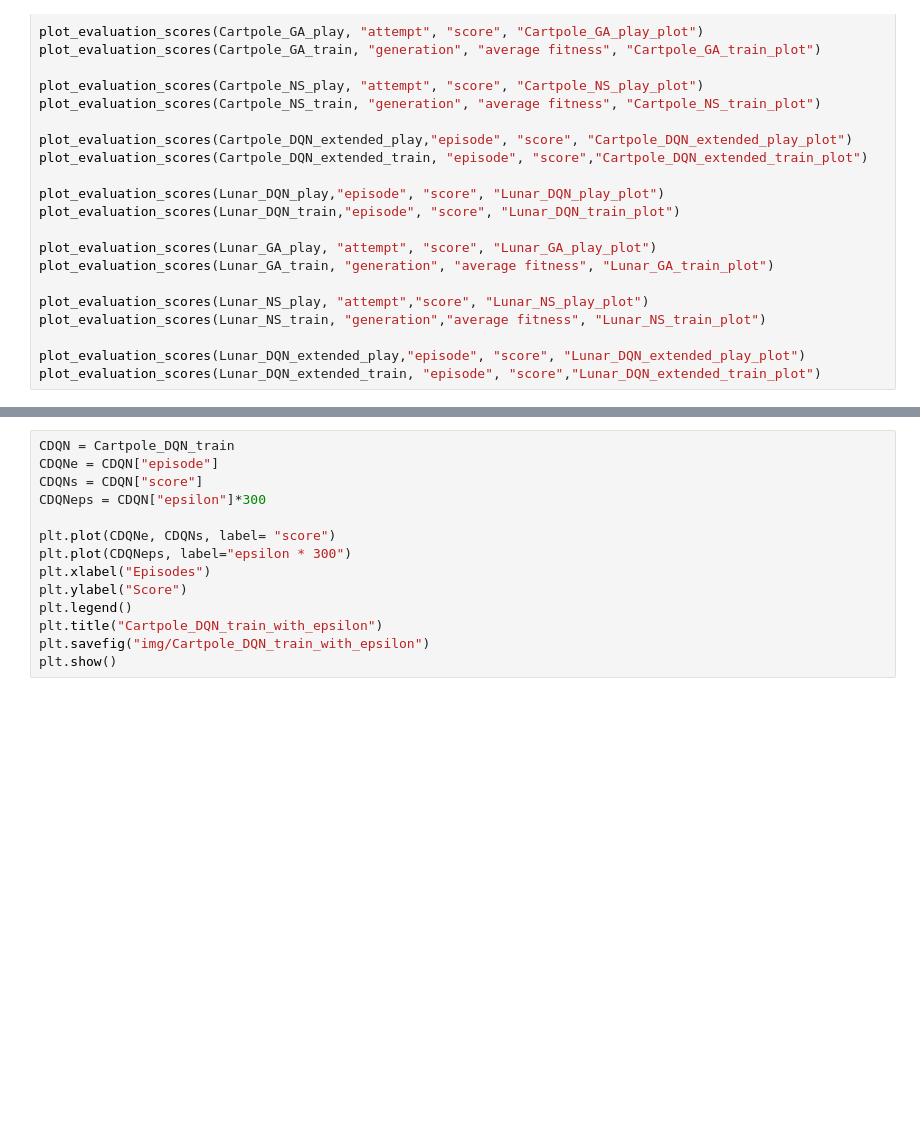
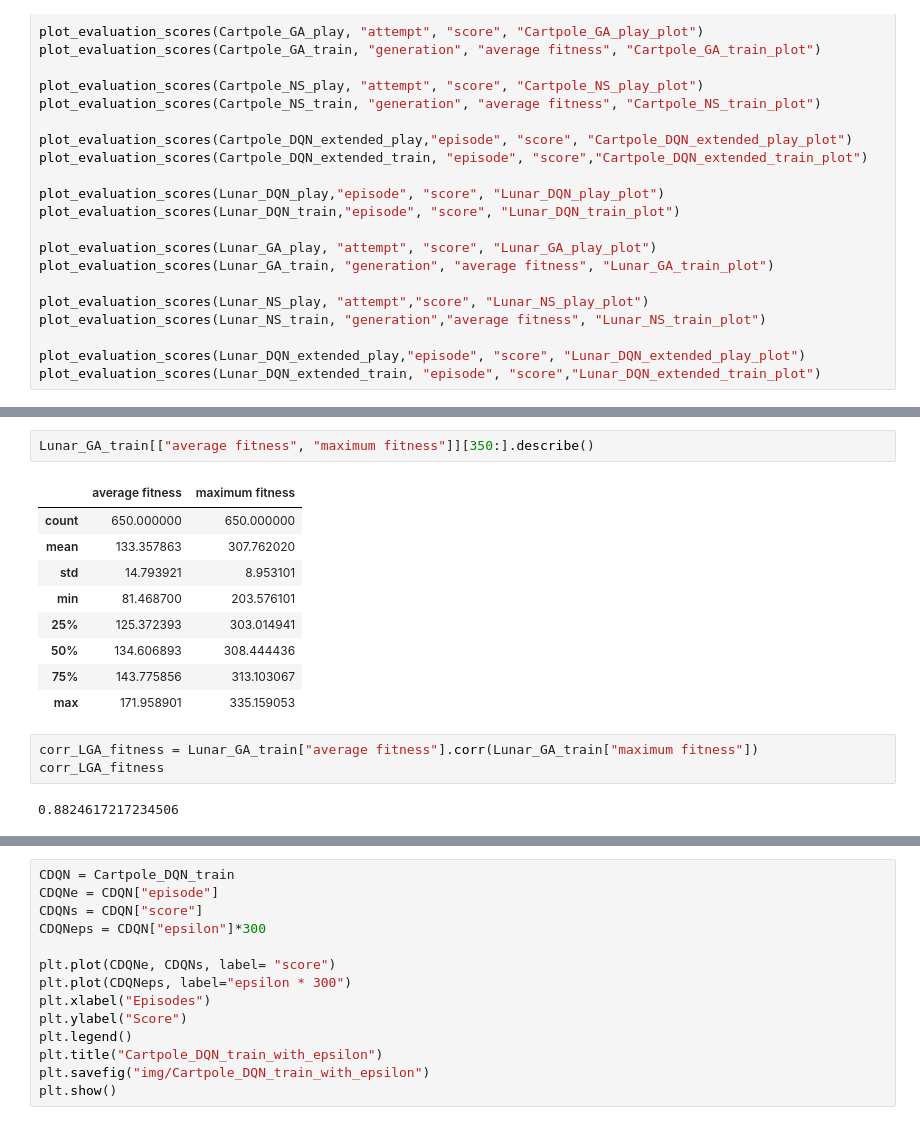
Before and after one commit to lisavangelderen/Capstone_repo, a Jupyter notebook: plot_evaluations.ipynb, the cells around one changed output, grey strips where cells are left out. Cells and saved outputs as stored; diff of their text form; blank space fills up the shorter version.

```diff
--- a/plot_evaluations.ipynb
+++ b/plot_evaluations.ipynb
@@ -62,0 +261,17 @@ plot_evaluation_scores(Lunar_DQN_extended_train, "episode", "score","Lunar_DQN_e
+# %%
+Lunar_GA_train[["average fitness", "maximum fitness"]][350:].describe()
+# %% [output]
+|  | average fitness | maximum fitness |
+| count | 650.000000 | 650.000000 |
+| mean | 133.357863 | 307.762020 |
+| std | 14.793921 | 8.953101 |
+| min | 81.468700 | 203.576101 |
+| 25% | 125.372393 | 303.014941 |
+| 50% | 134.606893 | 308.444436 |
+| 75% | 143.775856 | 313.103067 |
+| max | 171.958901 | 335.159053 |
+# %%
+corr_LGA_fitness = Lunar_GA_train["average fitness"].corr(Lunar_GA_train["maximum fitness"])
+corr_LGA_fitness
+# %% [output]
+0.8824617217234506
```
Also changed, not shown: parts of 37 cells of this notebook, 4 other files.
